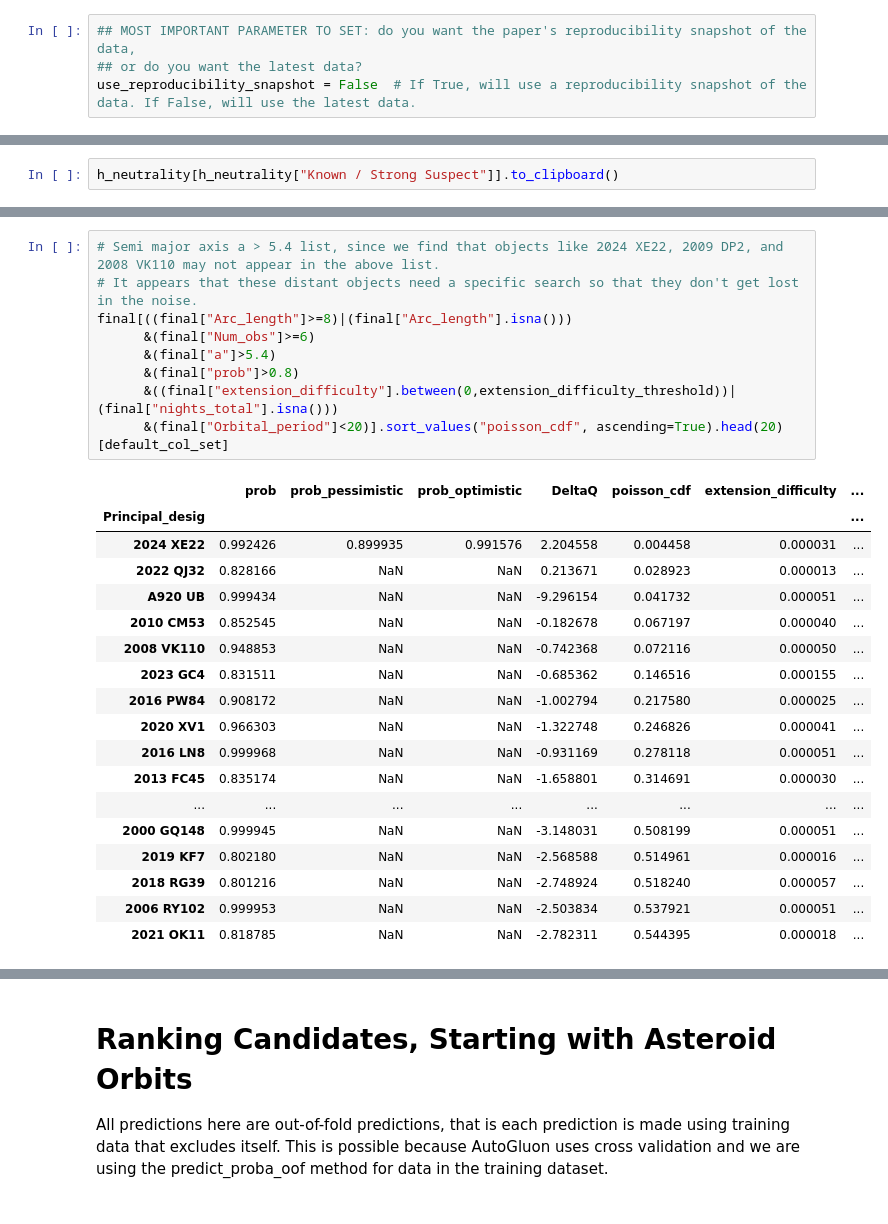
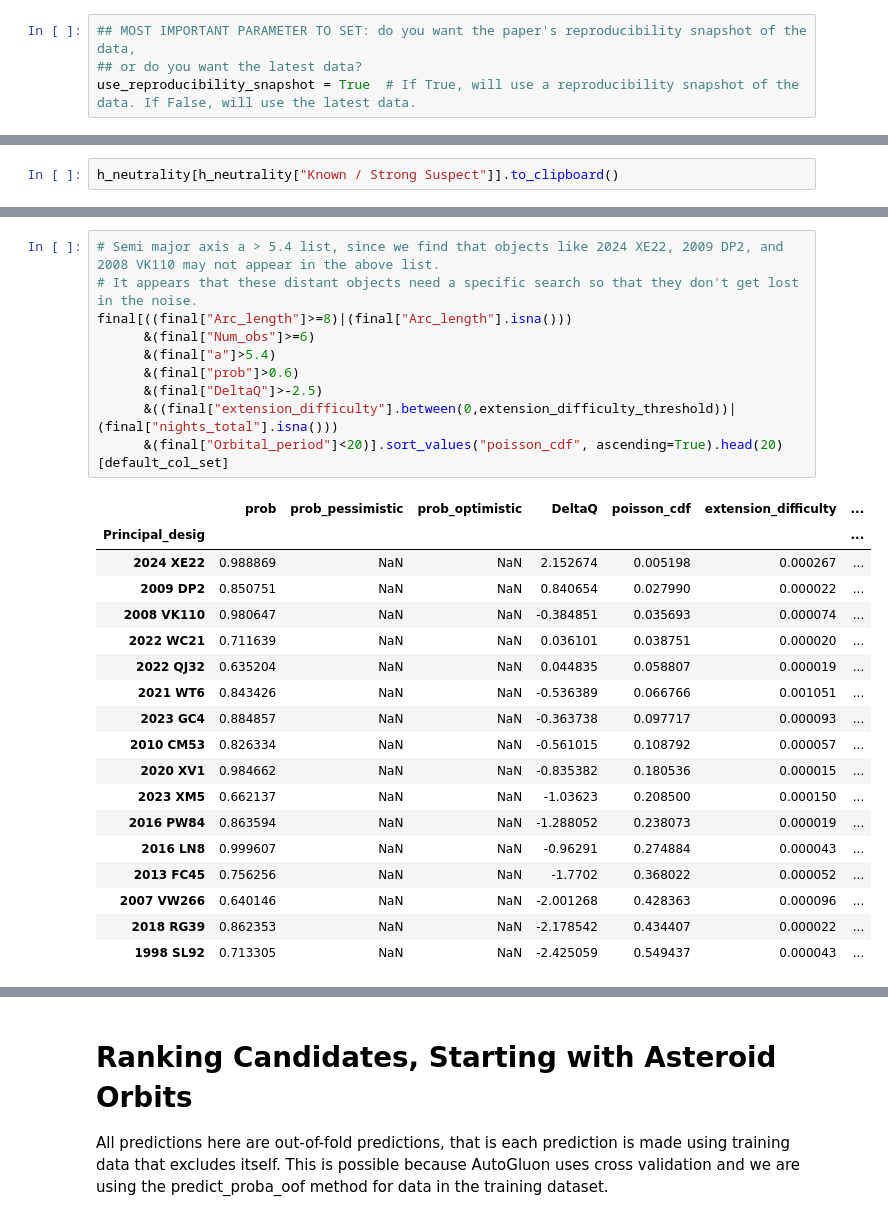
Before and after one commit to AstML/ActivitySCOPE, a Jupyter notebook: More Complicated Workbook - including paper-specific items.ipynb, the cells around one changed output, grey strips where cells are left out. Cells and saved outputs as stored; diff of their text form.

```diff
--- a/More Complicated Workbook - including paper-specific items.ipynb
+++ b/More Complicated Workbook - including paper-specific items.ipynb
@@ -38,7 +38,7 @@ SBN_PUB_PASSWORD environment variable is set. Covariance will be pulled in, and
 # %%
 ## MOST IMPORTANT PARAMETER TO SET: do you want the paper's reproducibility snapshot of the data,
 ## or do you want the latest data?
-use_reproducibility_snapshot = False  # If True, will use a reproducibility snapshot of the data. If False, will use the latest data.
+use_reproducibility_snapshot = True  # If True, will use a reproducibility snapshot of the data. If False, will use the latest data.
 # %%
 # PARAMETERS
 
@@ -863,31 +848,32 @@ z[~z["Known / Strong Suspect"]][default_col_set+['v_mag_avg']].sort_values("Arc_
 # %%
 # Semi major axis a > 5.4 list, since we find that objects like 2024 XE22, 2009 DP2, and 2008 VK110 may not appear in the above list.
 # It appears that these distant objects need a specific search so that they don't get lost in the noise.
 final[((final["Arc_length"]>=8)|(final["Arc_length"].isna()))
       &(final["Num_obs"]>=6)
       &(final["a"]>5.4)
-      &(final["prob"]>0.8)
+      &(final["prob"]>0.6)
+      &(final["DeltaQ"]>-2.5)
       &((final["extension_difficulty"].between(0,extension_difficulty_threshold))|(final["nights_total"].isna()))
       &(final["Orbital_period"]<20)].sort_values("poisson_cdf", ascending=True).head(20)[default_col_set]
 # %% [output]
 |  | prob | prob_pessimistic | prob_optimistic | DeltaQ | poisson_cdf | extension_difficulty | ... |
 | Principal_desig |  |  |  |  |  |  | ... |
-| 2024 XE22 | 0.992426 | 0.899935 | 0.991576 | 2.204558 | 0.004458 | 0.000031 | ... |
-| 2022 QJ32 | 0.828166 | NaN | NaN | 0.213671 | 0.028923 | 0.000013 | ... |
-| A920 UB | 0.999434 | NaN | NaN | -9.296154 | 0.041732 | 0.000051 | ... |
-| 2010 CM53 | 0.852545 | NaN | NaN | -0.182678 | 0.067197 | 0.000040 | ... |
-| 2008 VK110 | 0.948853 | NaN | NaN | -0.742368 | 0.072116 | 0.000050 | ... |
-| 2023 GC4 | 0.831511 | NaN | NaN | -0.685362 | 0.146516 | 0.000155 | ... |
-| 2016 PW84 | 0.908172 | NaN | NaN | -1.002794 | 0.217580 | 0.000025 | ... |
-| 2020 XV1 | 0.966303 | NaN | NaN | -1.322748 | 0.246826 | 0.000041 | ... |
-| 2016 LN8 | 0.999968 | NaN | NaN | -0.931169 | 0.278118 | 0.000051 | ... |
-| 2013 FC45 | 0.835174 | NaN | NaN | -1.658801 | 0.314691 | 0.000030 | ... |
-| ... | ... | ... | ... | ... | ... | ... | ... |
-| 2000 GQ148 | 0.999945 | NaN | NaN | -3.148031 | 0.508199 | 0.000051 | ... |
-| 2019 KF7 | 0.802180 | NaN | NaN | -2.568588 | 0.514961 | 0.000016 | ... |
-| 2018 RG39 | 0.801216 | NaN | NaN | -2.748924 | 0.518240 | 0.000057 | ... |
-| 2006 RY102 | 0.999953 | NaN | NaN | -2.503834 | 0.537921 | 0.000051 | ... |
-| 2021 OK11 | 0.818785 | NaN | NaN | -2.782311 | 0.544395 | 0.000018 | ... |
+| 2024 XE22 | 0.988869 | NaN | NaN | 2.152674 | 0.005198 | 0.000267 | ... |
+| 2009 DP2 | 0.850751 | NaN | NaN | 0.840654 | 0.027990 | 0.000022 | ... |
+| 2008 VK110 | 0.980647 | NaN | NaN | -0.384851 | 0.035693 | 0.000074 | ... |
+| 2022 WC21 | 0.711639 | NaN | NaN | 0.036101 | 0.038751 | 0.000020 | ... |
+| 2022 QJ32 | 0.635204 | NaN | NaN | 0.044835 | 0.058807 | 0.000019 | ... |
+| 2021 WT6 | 0.843426 | NaN | NaN | -0.536389 | 0.066766 | 0.001051 | ... |
+| 2023 GC4 | 0.884857 | NaN | NaN | -0.363738 | 0.097717 | 0.000093 | ... |
+| 2010 CM53 | 0.826334 | NaN | NaN | -0.561015 | 0.108792 | 0.000057 | ... |
+| 2020 XV1 | 0.984662 | NaN | NaN | -0.835382 | 0.180536 | 0.000015 | ... |
+| 2023 XM5 | 0.662137 | NaN | NaN | -1.03623 | 0.208500 | 0.000150 | ... |
+| 2016 PW84 | 0.863594 | NaN | NaN | -1.288052 | 0.238073 | 0.000019 | ... |
+| 2016 LN8 | 0.999607 | NaN | NaN | -0.96291 | 0.274884 | 0.000043 | ... |
+| 2013 FC45 | 0.756256 | NaN | NaN | -1.7702 | 0.368022 | 0.000052 | ... |
+| 2007 VW266 | 0.640146 | NaN | NaN | -2.001268 | 0.428363 | 0.000096 | ... |
+| 2018 RG39 | 0.862353 | NaN | NaN | -2.178542 | 0.434407 | 0.000022 | ... |
+| 1998 SL92 | 0.713305 | NaN | NaN | -2.425059 | 0.549437 | 0.000043 | ... |
 # %%
 # Comets, this is is required as some comets will be missed by DeltaQ ranking but found by poisson_cdf ranking
 
```
Also changed, not shown: parts of 55 cells of this notebook.
